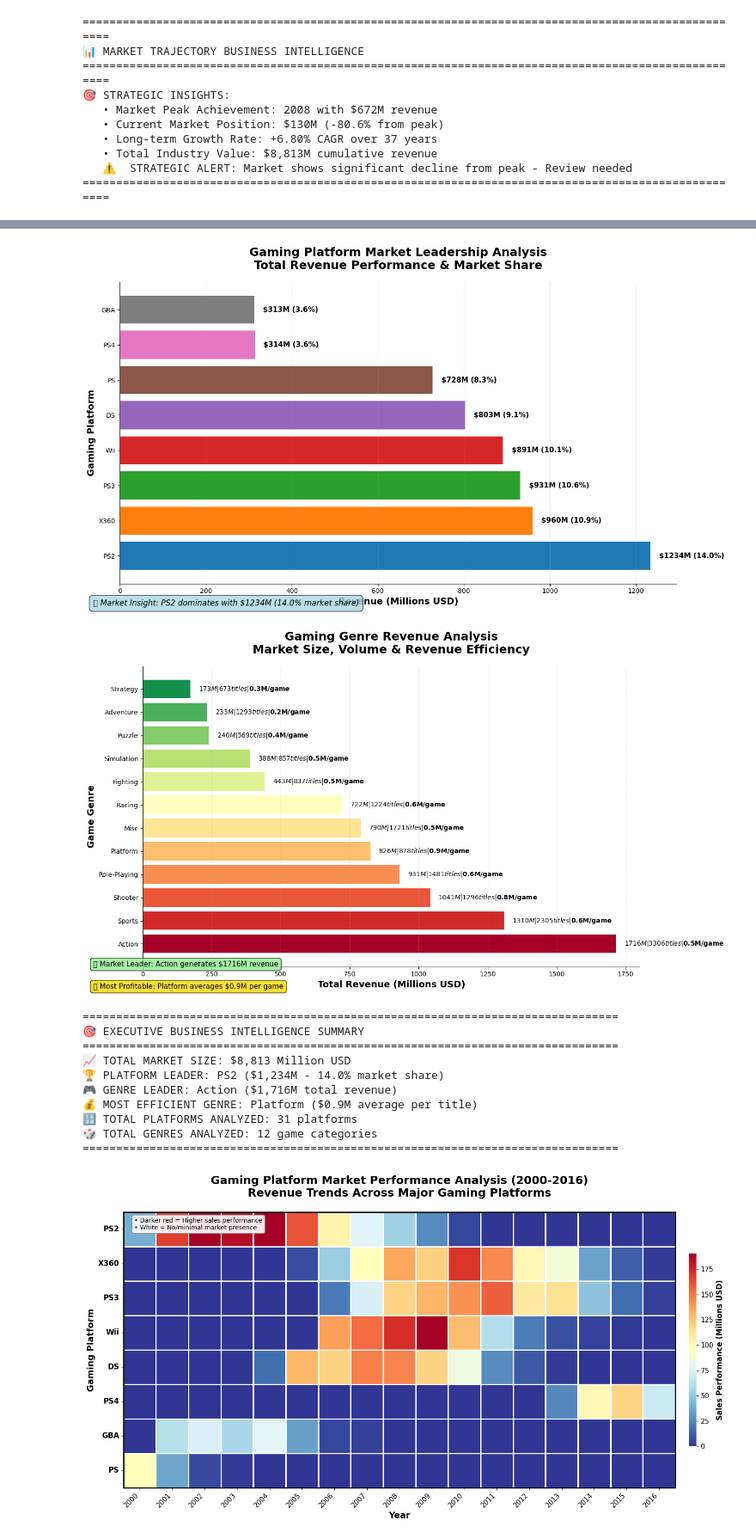
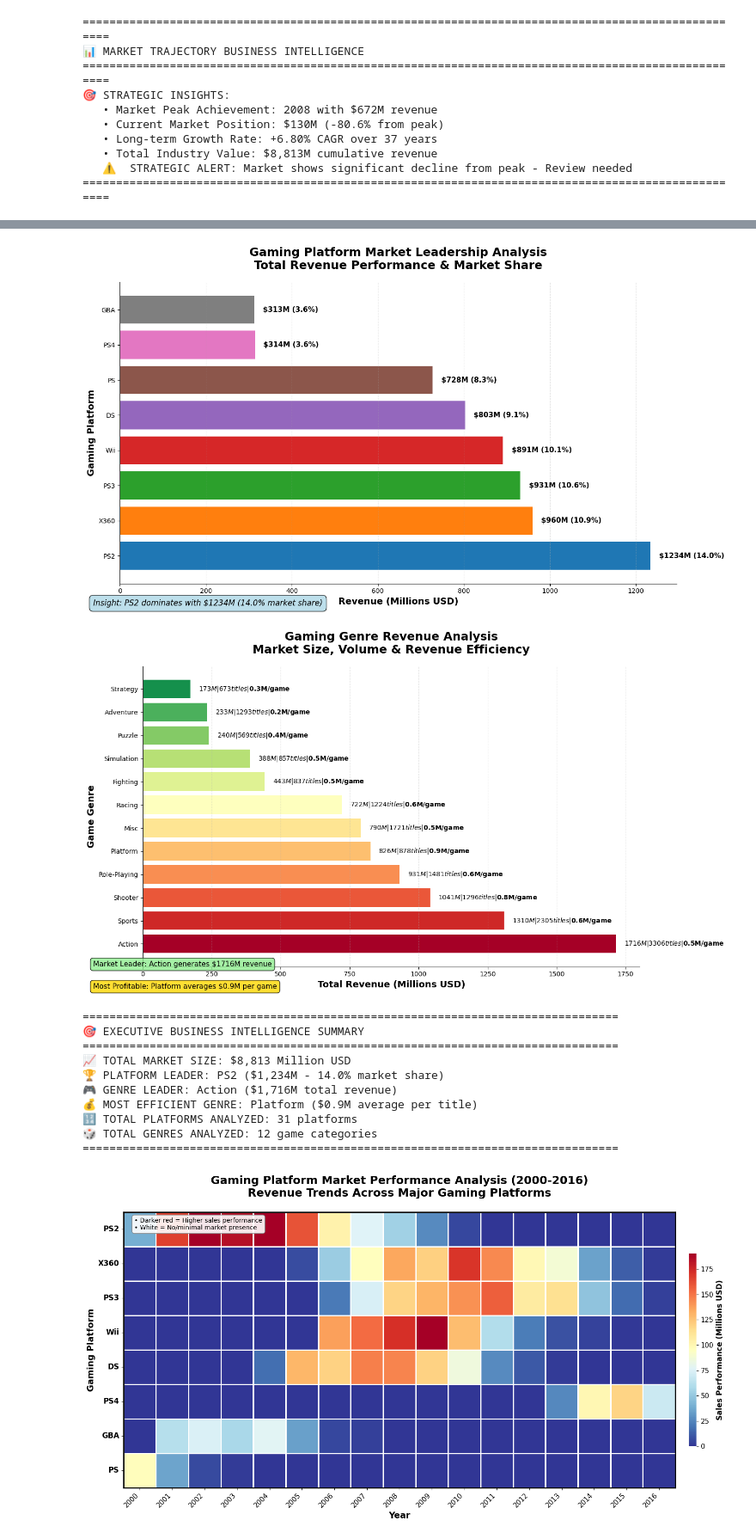
Before and after one commit to Juanhv24/ICE-Video-Game-Store-Data-Analysis-Project-, a Jupyter notebook: notebooks/ice.ipynb, the cells around one changed output, grey strips where cells are left out. Shown at 86% size. Saved outputs shown, nothing was run; the diff lists cells and outputs as text; code cells hidden in the pictures.

```diff
--- a/notebooks/ice.ipynb
+++ b/notebooks/ice.ipynb
@@ -33,7 +33,7 @@ warnings.filterwarnings('ignore')
 # %% [markdown]
 # 2. Data information
 # %%
-df = pd.read_csv ("games.csv")
+df = pd.read_csv (r"C:\Users\juand\OneDrive\Escritorio\github_projects\ICE-Video-Game\datasets\games.csv")
 df.info()
 # %% [output]
 <class 'pandas.core.frame.DataFrame'>
@@ -566,7 +566,7 @@ plt.tight_layout()
 
 # Add business insight
 market_leader = platform_sales_top.iloc[0]
-plt.figtext(0.02, 0.02, f"💡 Market Insight: {market_leader['platform']} dominates with ${market_leader['total_sales']:.0f}M ({market_leader['market_share']:.1f}% market share)",
+plt.figtext(0.02, 0.02, f"Insight: {market_leader['platform']} dominates with ${market_leader['total_sales']:.0f}M ({market_leader['market_share']:.1f}% market share)",
             fontsize=12, style='italic', bbox=dict(boxstyle="round,pad=0.5", facecolor="lightblue", alpha=0.8))
 
 plt.show()
@@ -600,37 +600,37 @@ plt.title("Gaming Genre Revenue Analysis\nMarket Size, Volume & Revenue Efficien
 plt.xlabel("Total Revenue (Millions USD)", fontsize=14, fontweight='bold')
 plt.ylabel("Game Genre", fontsize=14, fontweight='bold')
 
 # Professional business styling
 plt.gca().spines['top'].set_visible(False)
 plt.gca().spines['right'].set_visible(False)
 plt.gca().grid(axis='x', alpha=0.3, linestyle='--')
 
 # Strategic business insights
 top_genre = genre_sales_copy.iloc[0]
 most_efficient = genre_sales_copy.loc[genre_sales_copy["revenue_per_game"].idxmax()]
 
-plt.figtext(0.02, 0.08, f"📈 Market Leader: {top_genre['genre']} generates ${top_genre['total_sales']:.0f}M revenue",
+plt.figtext(0.02, 0.08, f"Market Leader: {top_genre['genre']} generates ${top_genre['total_sales']:.0f}M revenue",
             fontsize=11, bbox=dict(boxstyle="round,pad=0.4", facecolor="lightgreen", alpha=0.8))
-plt.figtext(0.02, 0.02, f"💰 Most Profitable: {most_efficient['genre']} averages ${most_efficient['revenue_per_game']:.1f}M per game",
+plt.figtext(0.02, 0.02, f"Most Profitable: {most_efficient['genre']} averages ${most_efficient['revenue_per_game']:.1f}M per game",
             fontsize=11, bbox=dict(boxstyle="round,pad=0.4", facecolor="gold", alpha=0.8))
 
 plt.tight_layout()
 plt.show()
 
 # 📊 EXECUTIVE SUMMARY DASHBOARD
 print("\n" + "="*80)
 print("🎯 EXECUTIVE BUSINESS INTELLIGENCE SUMMARY")
 print("="*80)
 print(f"📈 TOTAL MARKET SIZE: ${total_market:,.0f} Million USD")
 print(f"🏆 PLATFORM LEADER: {market_leader['platform']} (${market_leader['total_sales']:,.0f}M - {market_leader['market_share']:.1f}% market share)")
 print(f"🎮 GENRE LEADER: {top_genre['genre']} (${top_genre['total_sales']:,.0f}M total revenue)")
 print(f"💰 MOST EFFICIENT GENRE: {most_efficient['genre']} (${most_efficient['revenue_per_game']:.1f}M average per title)")
 print(f"🔢 TOTAL PLATFORMS ANALYZED: {len(platform_sales)} platforms")
 print(f"🎲 TOTAL GENRES ANALYZED: {len(genre_sales)} game categories")
 print("="*80)
 # %% [output]
-[figure, old version]
+[figure, new version]
-[figure, old version]
+[figure, new version]
 ================================================================================
 🎯 EXECUTIVE BUSINESS INTELLIGENCE SUMMARY
 ================================================================================
```
Also changed, not shown: parts of 2 cells of this notebook.
